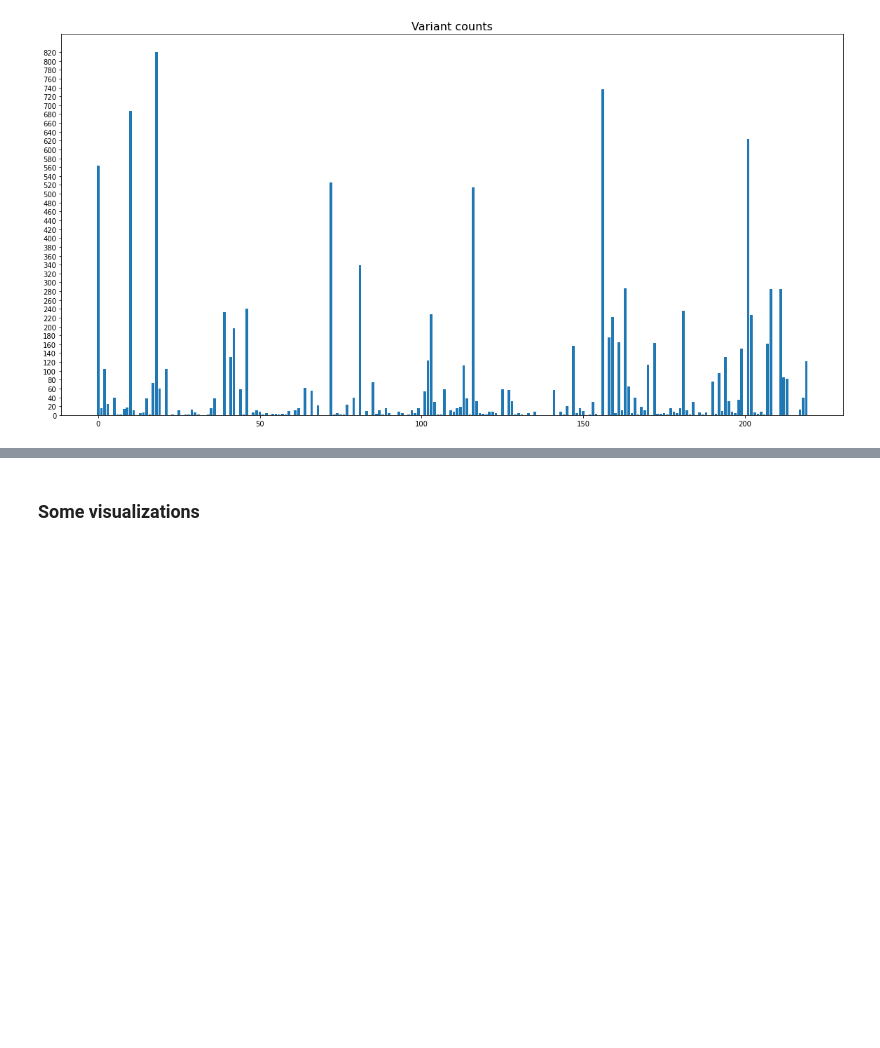
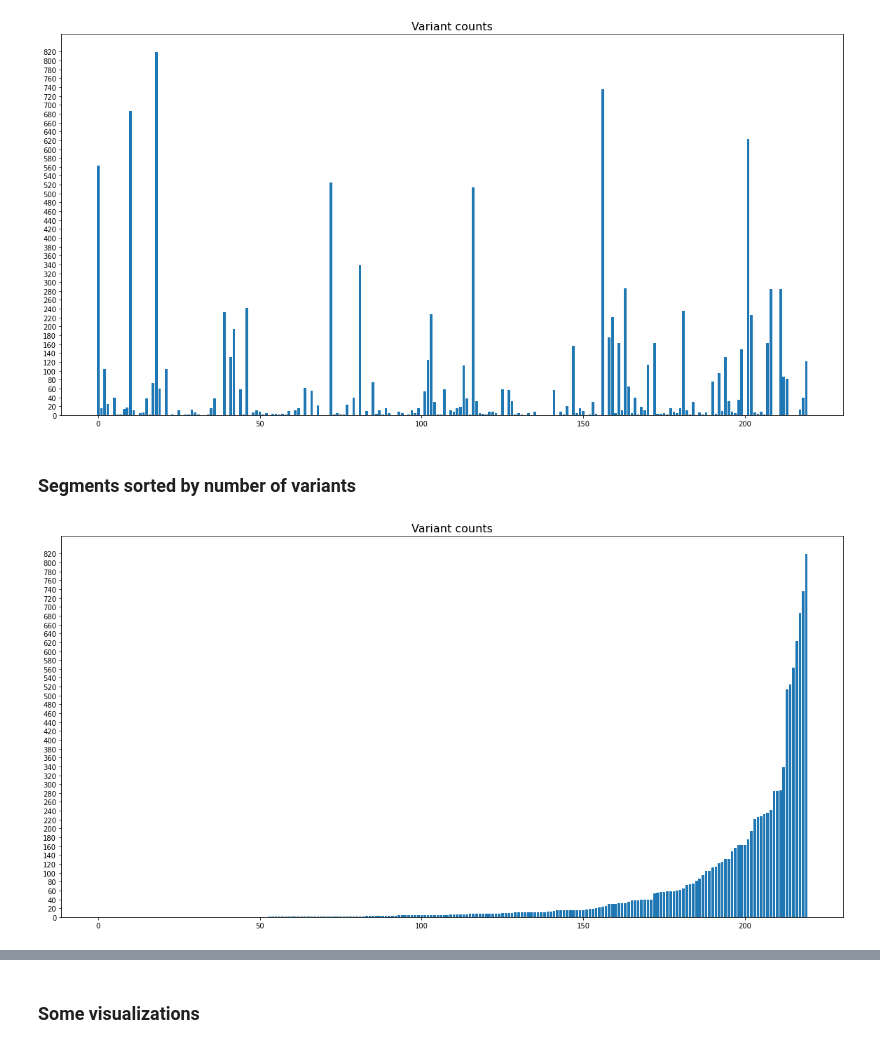
Before and after one commit to martinbudinsky3/BP-tumor-classifier, a Jupyter notebook: lst.ipynb, the cells around one changed output, grey strips where cells are left out. Saved outputs shown, nothing was run; the diff lists cells and outputs as text; code cells hidden in the pictures; blank space fills up the shorter version.

```diff
--- a/lst.ipynb
+++ b/lst.ipynb
@@ -331,3 +337,11 @@ def plot_genome_variant_counts(data):
 plot_genome_variant_counts(filled_variants_data)
 # %% [output]
 [figure]
+# %% [markdown]
+### Segments sorted by number of variants
+# %%
+sorted_filled_variants_data = filled_variants_data.sort_values(by=['Variants Count']).reset_index()
+
+plot_genome_variant_counts(sorted_filled_variants_data)
+# %% [output]
+[figure, added]
```
Also changed, not shown: parts of 18 cells of this notebook, 2 other files.
